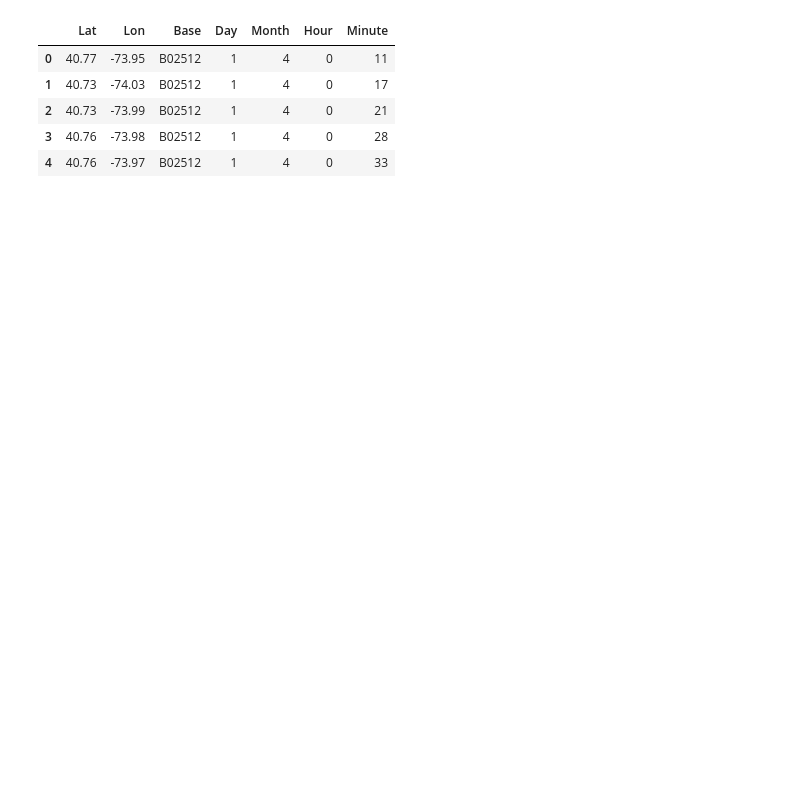
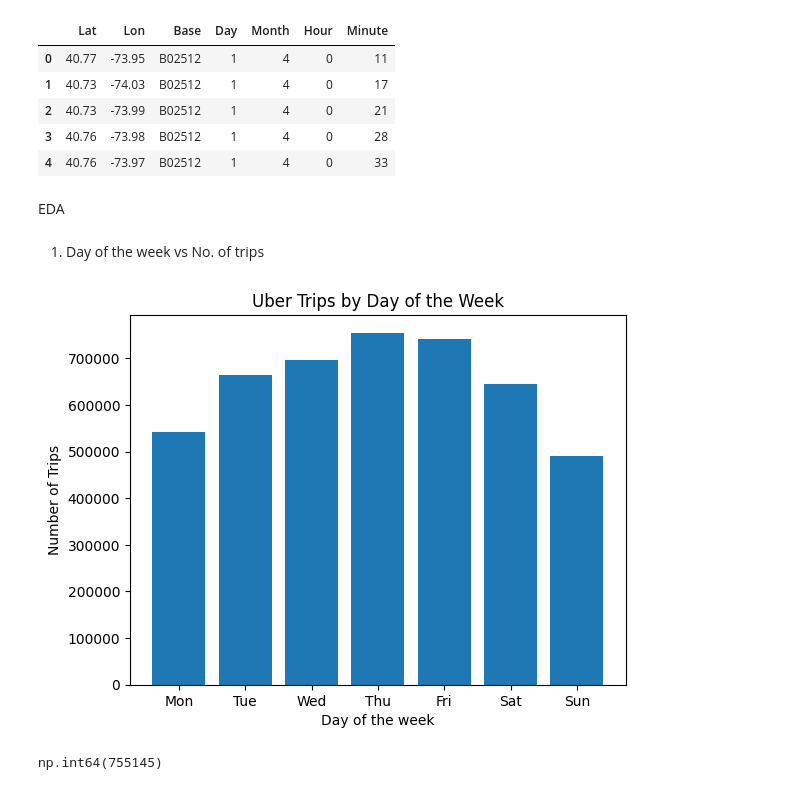
Before and after one commit to ssnannaware27/Ride_Demand_Prediction_UBER, a Jupyter notebook: Notebook/ride_demand_prediction.ipynb, the cells around one changed output. Drawn from its saved outputs; the diff is of its cells as text; code cells hidden in the pictures; blank space fills up the shorter version.

Commit message:
EDA & Visualization Begins

```diff
--- a/Notebook/ride_demand_prediction.ipynb
+++ b/Notebook/ride_demand_prediction.ipynb
@@ -115,3 +117,22 @@ df_2014.head(5)
 | 2 | 40.73 | -73.99 | B02512 | 1 | 4 | 0 | 21 |
 | 3 | 40.76 | -73.98 | B02512 | 1 | 4 | 0 | 28 |
 | 4 | 40.76 | -73.97 | B02512 | 1 | 4 | 0 | 33 |
+# %% [markdown]
+EDA
+# %% [markdown]
+1. Day of the week vs No. of trips
+# %%
+# Bar plot :
+plt.title('Uber Trips by Day of the Week')
+plt.xlabel('Day of the week')
+plt.ylabel('Number of Trips')
+x = df_2014['Day'].value_counts().sort_index()
+plt.bar(x.index, x.values)
+plt.xticks(ticks = x.index, labels= ['Mon', 'Tue', 'Wed', 'Thu', 'Fri', 'Sat', 'Sun'])
+plt.show()
+# %% [output]
+[figure, added]
+# %%
+x.max()
+# %% [output]
+np.int64(755145)
```
Also changed, not shown: parts of 2 cells of this notebook.
